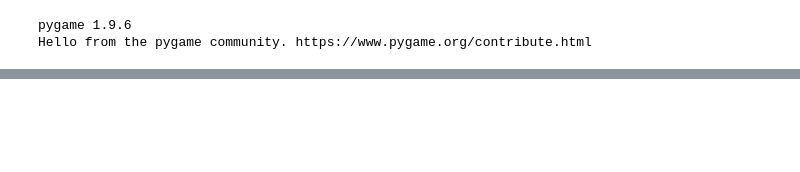
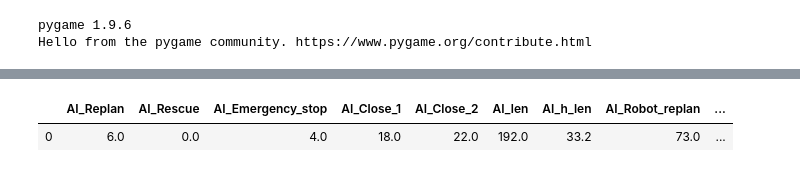
Before and after one commit to Charlottetheis/AI_mobile_robots, a Jupyter notebook: basic_test.ipynb, the cells around one changed output, grey strips where cells are left out. Cells and saved outputs as stored; diff of their text form; code cells hidden in the pictures; blank space fills up the shorter version.

```diff
--- a/basic_test.ipynb
+++ b/basic_test.ipynb
@@ -42,4 +45,0 @@ wwwwwwwwwwwwwwwwwwwweeewwwwwwwwww"""
-# %%
-for i in range(1):
-    print('--------------------' + str(i) + '-----------------------------')
-    simulate(test_map, viz=True)
@@ -64,0 +46,8 @@ SystemExit:
+# %%
+data_all = pd.DataFrame()#columns=\
+                        #['Baseline_Replan','Baseline_Rescue','Baseline_Close_1','Baseline_Close_2','Baseline_len','Baseline_h_len','Baseline_Robot_replan',\
+                        # 'AI_Replan','AI_Rescue','AI_Close_1','AI_Close_2','AI_len','AI_h_len','AI_Robot_replan'])
+for i in range(10):
+    print('--------------------' + str(i) + '-----------------------------')
+    data = simulate(test_map, 20, experiments=['AI'],viz=True)
+    data_all = data_all.append(data, ignore_index=True)
@@ -64,0 +75,5 @@ SystemExit:
+# %%
+data_all
+# %% [output]
+|  | AI_Replan | AI_Rescue | AI_Emergency_stop | AI_Close_1 | AI_Close_2 | AI_len | AI_h_len | AI_Robot_replan | ... |
+| 0 | 6.0 | 0.0 | 4.0 | 18.0 | 22.0 | 192.0 | 33.2 | 73.0 | ... |
```
Also changed, not shown: parts of 56 cells of this notebook, 36 other files.
